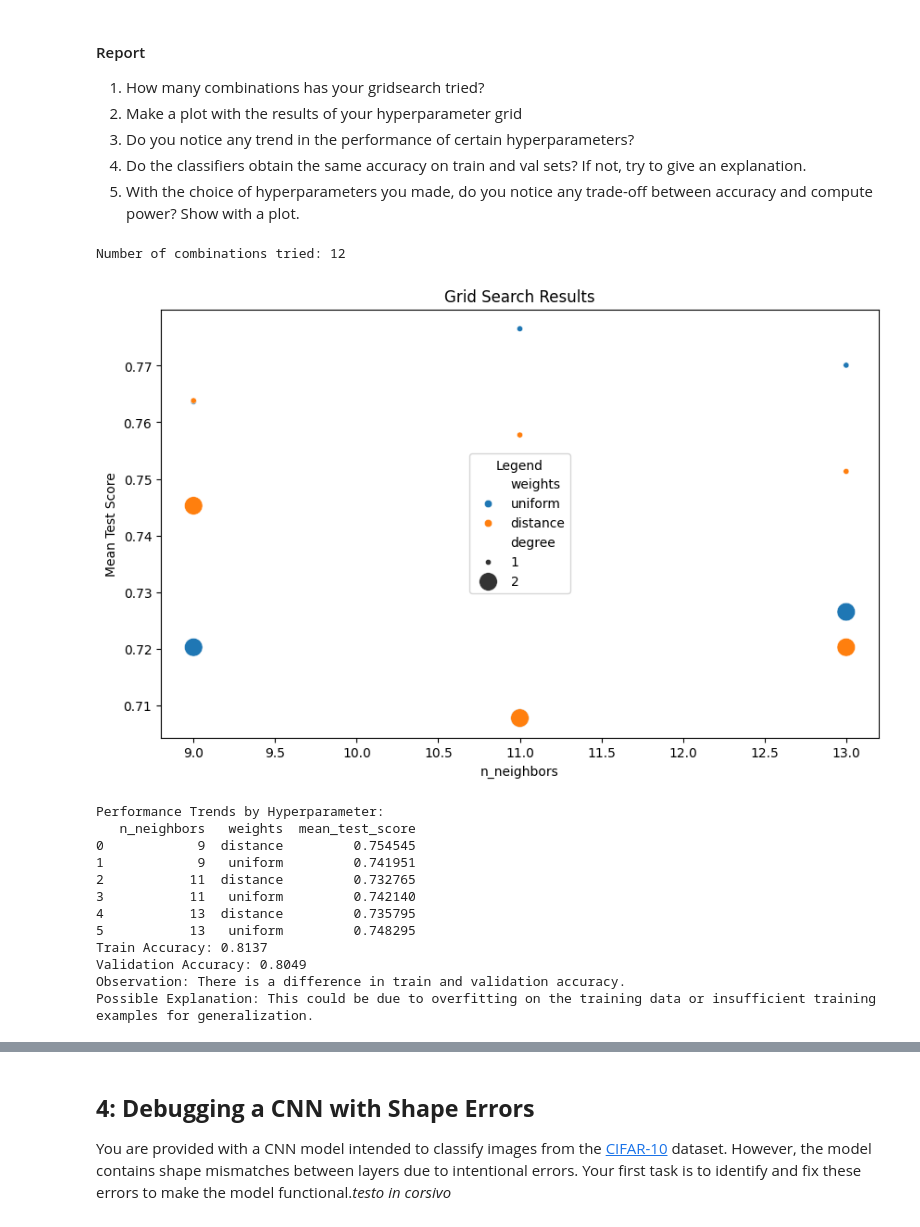
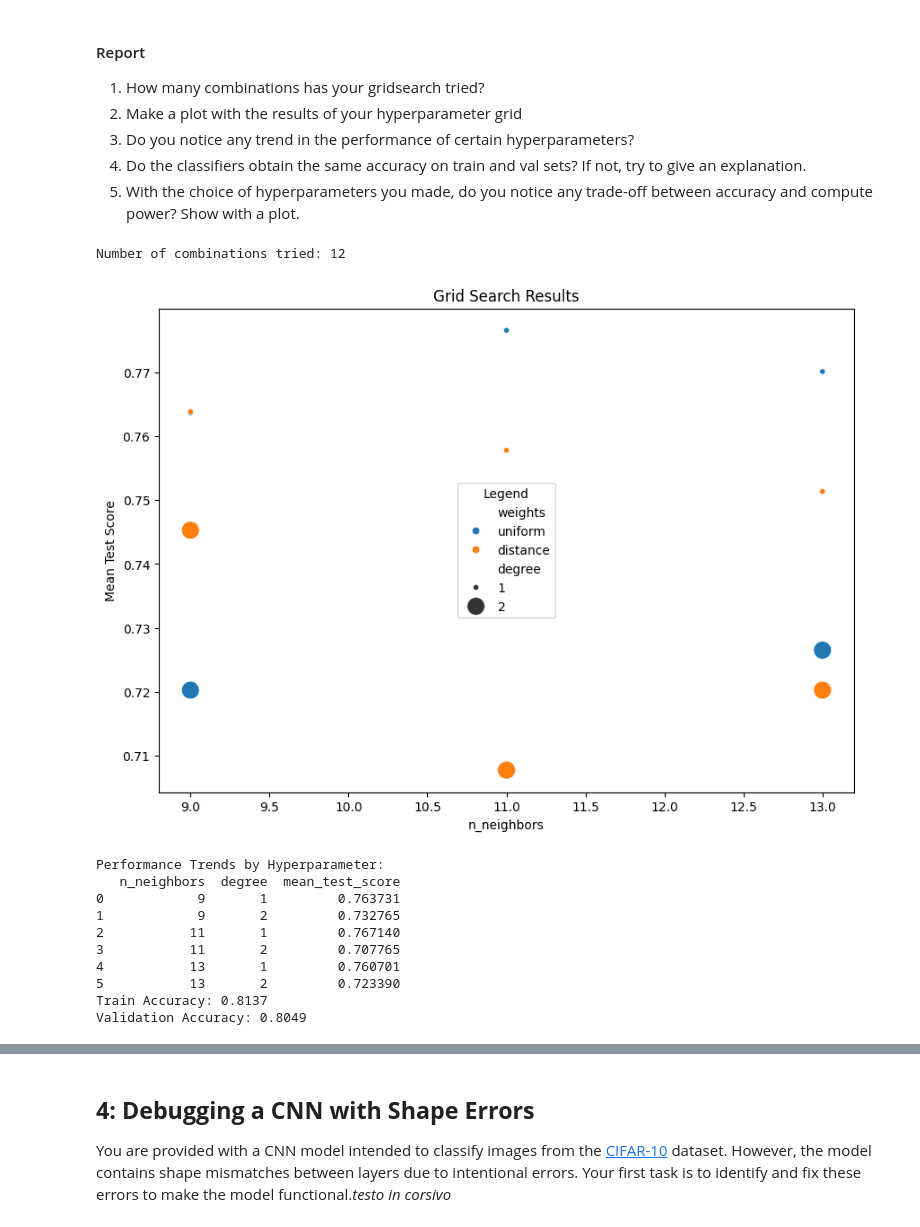
Before and after one commit to lucanudo/FDS-HM2, a Jupyter notebook: HomeW2.ipynb, the cells around one changed output, grey strips where cells are left out. Cells and saved outputs as stored; diff of their text form; code cells hidden in the pictures.

```diff
--- a/HomeW2.ipynb
+++ b/HomeW2.ipynb
@@ -1144,7 +1220,7 @@ n_combinations = len(cv_res)
 print(f"Number of combinations tried: {n_combinations}")
 
 # 2. Plot results of hyperparameter grid
-plt.figure(figsize=(10, 6))
+plt.figure(figsize=(10, 7))
 sns.scatterplot(
     data=cv_res,
     x='n_neighbors',
@@ -1160,55 +1236,49 @@ plt.legend(title="Legend")
 plt.show()
 
 # 3. Look for trends in performance
-# Group results by n_neighbors and weights to observe trends
-trend_res = cv_res.groupby(['n_neighbors', 'weights']).mean_test_score.mean().reset_index()
+# Let's analyze group results by n_neighbors and weights/degree to observe trends
+trend_res = cv_res.groupby(['n_neighbors','degree']).mean_test_score.mean().reset_index()
 
 # Display trends
 print("Performance Trends by Hyperparameter:")
 print(trend_res)
 
 # 4. Compare train and val accuracy
 train_score = pipe_cv.score(X_train, y_train)
 val_score = pipe_cv.score(X_val, y_val)
 
 print(f"Train Accuracy: {train_score:.4f}")
 print(f"Validation Accuracy: {val_score:.4f}")
-
-if train_score != val_score:
-    print("Observation: There is a difference in train and validation accuracy.")
-    print("Possible Explanation: This could be due to overfitting on the training data or insufficient training examples for generalization.")
 
 # 5. Trade-off between accuracy and compute power
 # Simulating compute power as a function of polynomial degree and n_neighbors
 cv_res['compute_power'] = cv_res['degree'] * cv_res['n_neighbors']
 
 plt.figure(figsize=(10, 6))
 sns.lineplot(
     data=cv_res,
     x='compute_power',
     y='mean_test_score',
     hue='weights'
 )
 plt.title("Trade-off Between Compute Power and Accuracy")
 plt.xlabel("Compute Power (Simulated)")
 plt.ylabel("Mean Test Score")
 plt.legend(title="Weights")
 plt.show()
 # %% [output]
 Number of combinations tried: 12
-[figure, old version]
+[figure, new version]
 Performance Trends by Hyperparameter:
-   n_neighbors   weights  mean_test_score
-0            9  distance         0.754545
-1            9   uniform         0.741951
-2           11  distance         0.732765
-3           11   uniform         0.742140
-4           13  distance         0.735795
-5           13   uniform         0.748295
+   n_neighbors  degree  mean_test_score
+0            9       1         0.763731
+1            9       2         0.732765
+2           11       1         0.767140
+3           11       2         0.707765
+4           13       1         0.760701
+5           13       2         0.723390
 Train Accuracy: 0.8137
 Validation Accuracy: 0.8049
-Observation: There is a difference in train and validation accuracy.
-Possible Explanation: This could be due to overfitting on the training data or insufficient training examples for generalization.
 [figure]
 # %% [markdown]
 --------------------------------------------
```
Also changed, not shown: parts of 12 cells of this notebook, 10 other files.
